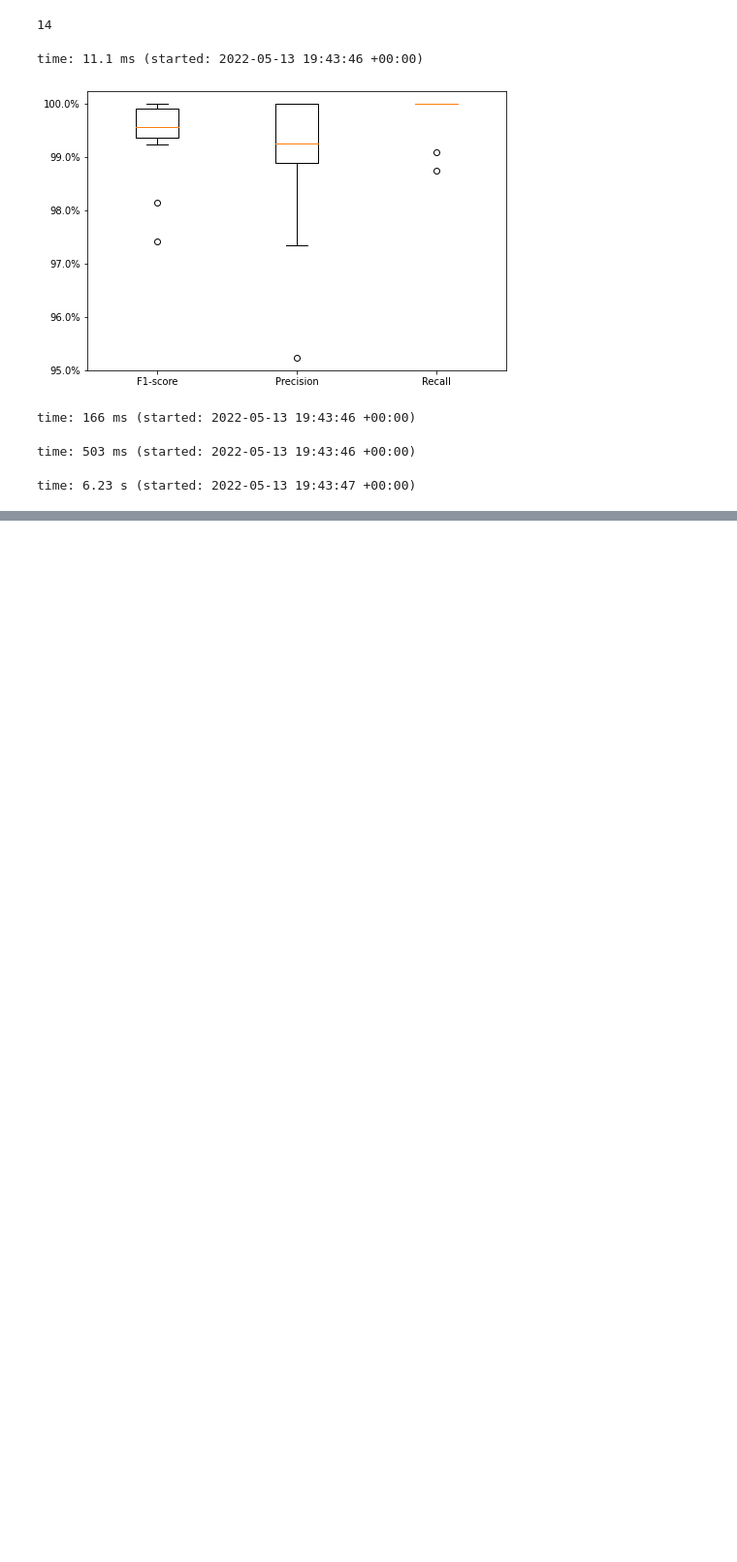
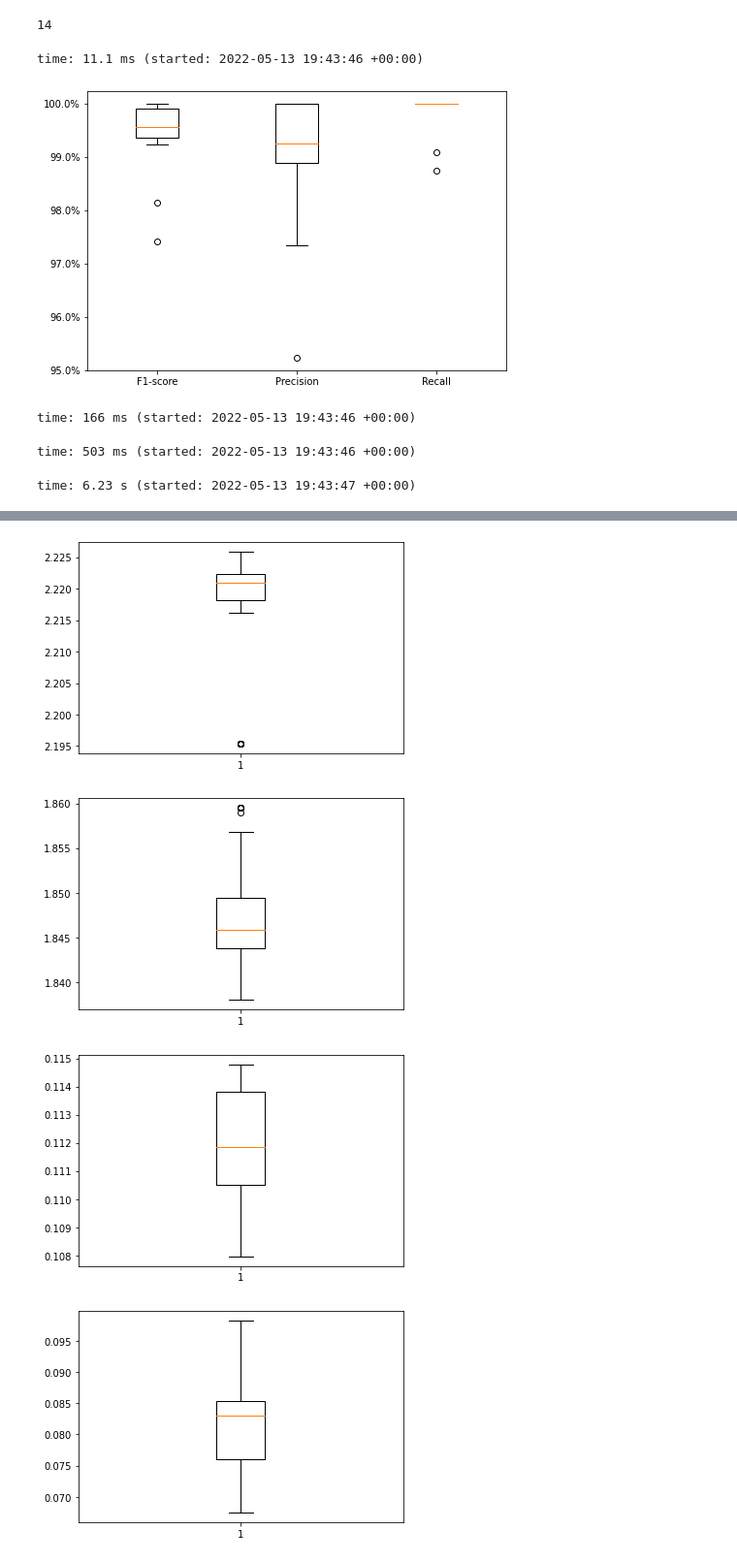
Before and after one commit to amirhosseinzlf/STARLA, a Jupyter notebook: RQ/RQ3.ipynb, the cells around one changed output, grey strips where cells are left out. Shown: that part at 97% size. Cells and saved outputs as stored; diff of their text form; code cells hidden in the pictures; blank space fills up the shorter version.

```diff
--- a/RQ/RQ3.ipynb
+++ b/RQ/RQ3.ipynb
@@ -2115,0 +2278,42 @@ time: 6.23 s (started: 2022-05-13 19:43:47 +00:00)
+# %%
+
+concrete708_2=[]
+concrete56_2=[]
+concrete694_2=[]
+
+for test_candidate in my_episodes:
+    episode = test_candidate.get_candidate_values()
+    record = np.zeros(len(uni1))
+    for state, action in episode:
+      ab = abstract_state(model,state,d)
+      if ab == 'end':
+        if functional_fault:
+          label = 1
+        else:
+          label = 0
+        functional_fault=False
+        continue
+      if abs(state[0]) >= (2.4-epsilon):
+        functional_fault = True
+      if ab in unique1:
+        ind = unique1.index(ab)
+        if ind == 56:
+          concrete56_2.append(state)
+        record[ind] = 1
+# %%
+def extraxt_value_distribution(concrete_states):
+
+  v0 = [state[0] for state in concrete_states]
+  v1 = [state[1] for state in concrete_states]
+  v2 = [state[2] for state in concrete_states]
+  v3 = [state[3] for state in concrete_states]
+
+  plt.boxplot(v0)
+  # plt.ylim(-2.4,2.4)
+  plt.show()
+  plt.boxplot(v1)
+  plt.show()
+  plt.boxplot(v2)
+  plt.show()
+  plt.boxplot(v3)
+  plt.show()
@@ -2115,0 +2322,8 @@ time: 6.23 s (started: 2022-05-13 19:43:47 +00:00)
+# %%
+# Abstract state S12 in the report
+extraxt_value_distribution(concrete708)
+# %% [output]
+[figure, added]
+[figure, added]
+[figure, added]
+[figure, added]
```
Also changed, not shown: parts of 13 cells of this notebook.
